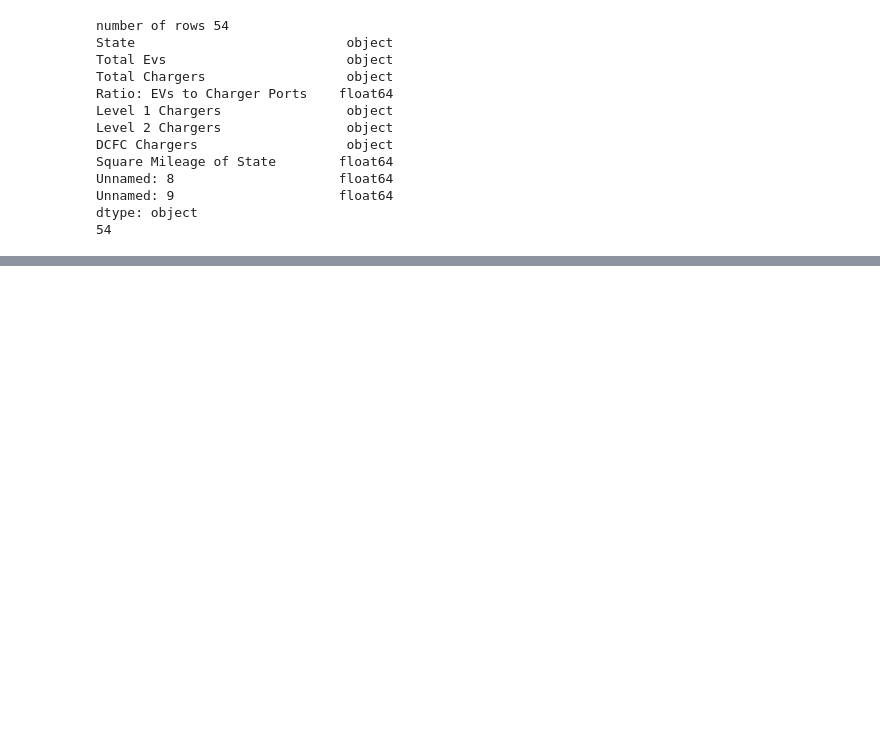
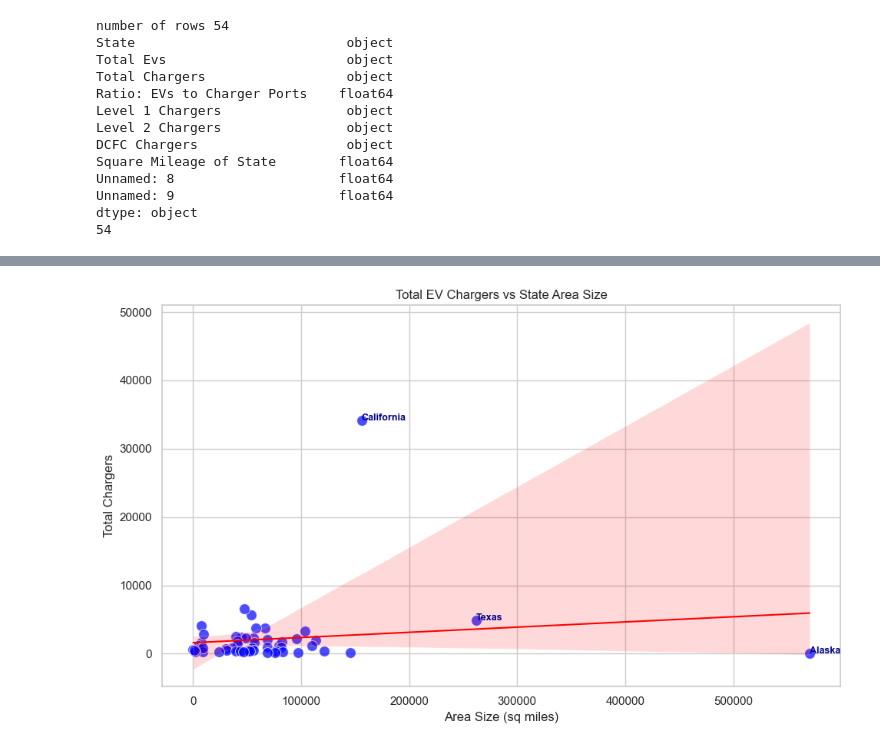
Before and after one commit to yoav-es/ev-charging-infra-in-the-us, a Jupyter notebook: ev_charging_infra_analysis.ipynb, the cells around one changed output, grey strips where cells are left out. Saved outputs shown, nothing was run; the diff lists cells and outputs as text; code cells hidden in the pictures; blank space fills up the shorter version.

Commit message:
data analysis

```diff
--- a/ev_charging_infra_analysis.ipynb
+++ b/ev_charging_infra_analysis.ipynb
@@ -124,26 +124,31 @@ def clean_data(df):
     # Rename ratio column
     df.rename(columns={"ratio: evs to charger ports": "ev_charger_ratio"}, inplace=True)
 
+    # Rename dcfc column
+    df.rename(columns={"dcfc chargers": "level 3 chargers"}, inplace=True)
+
+    # rename square are
+    df.rename(columns={"square mileage of state": "area size"}, inplace=True)
+
     # Remove commas and convert numeric columns to float
-    num_cols = ["total evs", "total chargers", "level 1 chargers", "level 2 chargers", "dcfc chargers"]
+    num_cols = ["total evs", "total chargers", "level 1 chargers", "level 2 chargers", "level 3 chargers"]
     df[num_cols] = df[num_cols].replace(',', '', regex=True).apply(pd.to_numeric, errors='coerce')
 
     # Recalculate ratio
     df["ev_charger_ratio"] = df["total evs"] / df["total chargers"]
 
     # Create summary tag
-    df['is_summary'] = False
+    df['is_summary'] = df['state'].str.lower().isin(['total', 'average', 'median'])
 
-    # Tag summary lines for filtering
-    df.loc[df['state'].isin(['Total', 'Average', 'Median']), 'is_summary'] = True
-
+    df_cleaned = df[~df['is_summary']]
 
     # Optional: validate dtypes
     assert 'object' not in df.dtypes[1:], "Non-numeric dtype found in numeric columns"
     assert not df.isna().any().any(), "DataFrame contains missing values"
 
-    return df
+    return df_cleaned
+
 # Clean the data
-column = clean_data(column)
+ev_charger_data = clean_data(ev_charger_data)
 print('Data cleaned successfully!')
 # %% [output]
@@ -225,0 +260,59 @@ Findings from this stage should directly inform conclusions or recommendations i
+# %%
+def charger_density(df):
+    df['chargers_per_sq_mile'] = df['total chargers'] / df['area size']
+    return df
+
+def get_outliers(df, charger_thresh=10000, area_thresh=150000):
+    mask = (df['total chargers'] > charger_thresh) | (df['area size'] > area_thresh)
+    return df[mask]['state'].tolist()
+
+def plot_chargers_vs_area(data, outliers, figsize=(10, 6)):
+    fig, ax = plt.subplots(figsize=figsize)
+
+    sns.set_theme(style="whitegrid")
+    sns.scatterplot(
+        data=data,
+        x='area size',
+        y='total chargers',
+        s=100,
+        alpha=0.7,
+        color='blue',
+        edgecolor='w',
+        ax=ax
+    )
+
+    sns.regplot(
+        data=data,
+        x='area size',
+        y='total chargers',
+        scatter=False,
+        color='red',
+        line_kws={"linewidth": 1.5},
+        ax=ax
+    )
+
+    for state in outliers:
+        row = data[data['state'] == state]
+        if not row.empty:
+            x = row['area size'].values[0]
+            y = row['total chargers'].values[0]
+            ax.text(x, y, state, fontsize=9, color='darkblue', weight='bold')
+
+    ax.set_title('Total EV Chargers vs State Area Size')
+    ax.set_xlabel('Area Size (sq miles)')
+    ax.set_ylabel('Total Chargers')
+    plt.tight_layout()
+    plt.show()
+
+def print_density_summary(df):
+    max_row = df.loc[df['chargers_per_sq_mile'].idxmax()]
+    min_row = df.loc[df['chargers_per_sq_mile'].idxmin()]
+    print(f"Highest density: {max_row['state']} ({max_row['chargers_per_sq_mile']:.6f})")
+    print(f"Lowest density: {min_row['state']} ({min_row['chargers_per_sq_mile']:.6f})")
+
+ev_charger_data = charger_density(ev_charger_data)
+print_density_summary(ev_charger_data)
+
+outlier_states = get_outliers(ev_charger_data, charger_thresh=10000, area_thresh=150000)
+plot_chargers_vs_area(ev_charger_data, outliers=outlier_states)
+# %% [output]
@@ -225,0 +321 @@ Findings from this stage should directly inform conclusions or recommendations i
+[figure, added]
```
Also changed, not shown: parts of 18 cells of this notebook.
